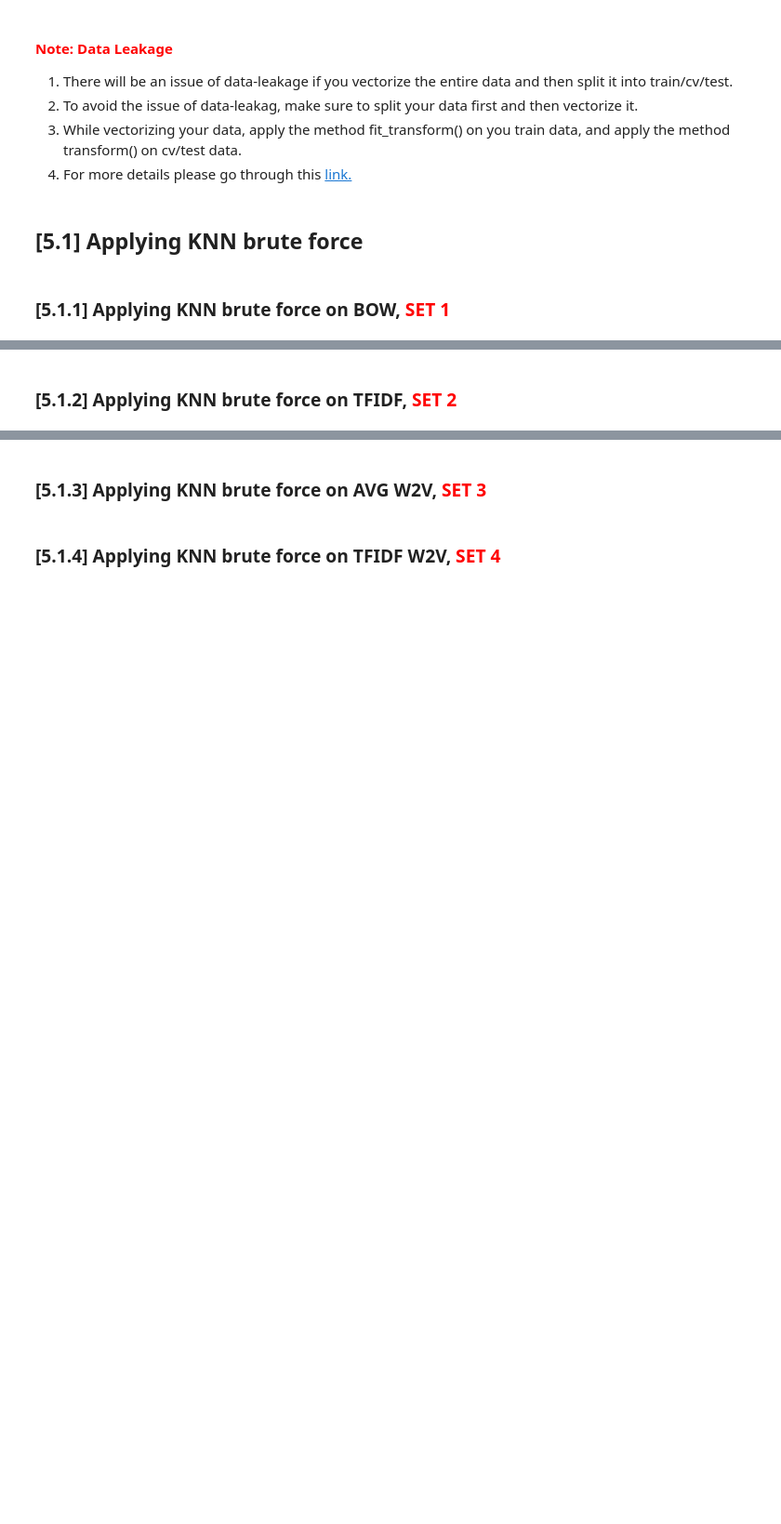
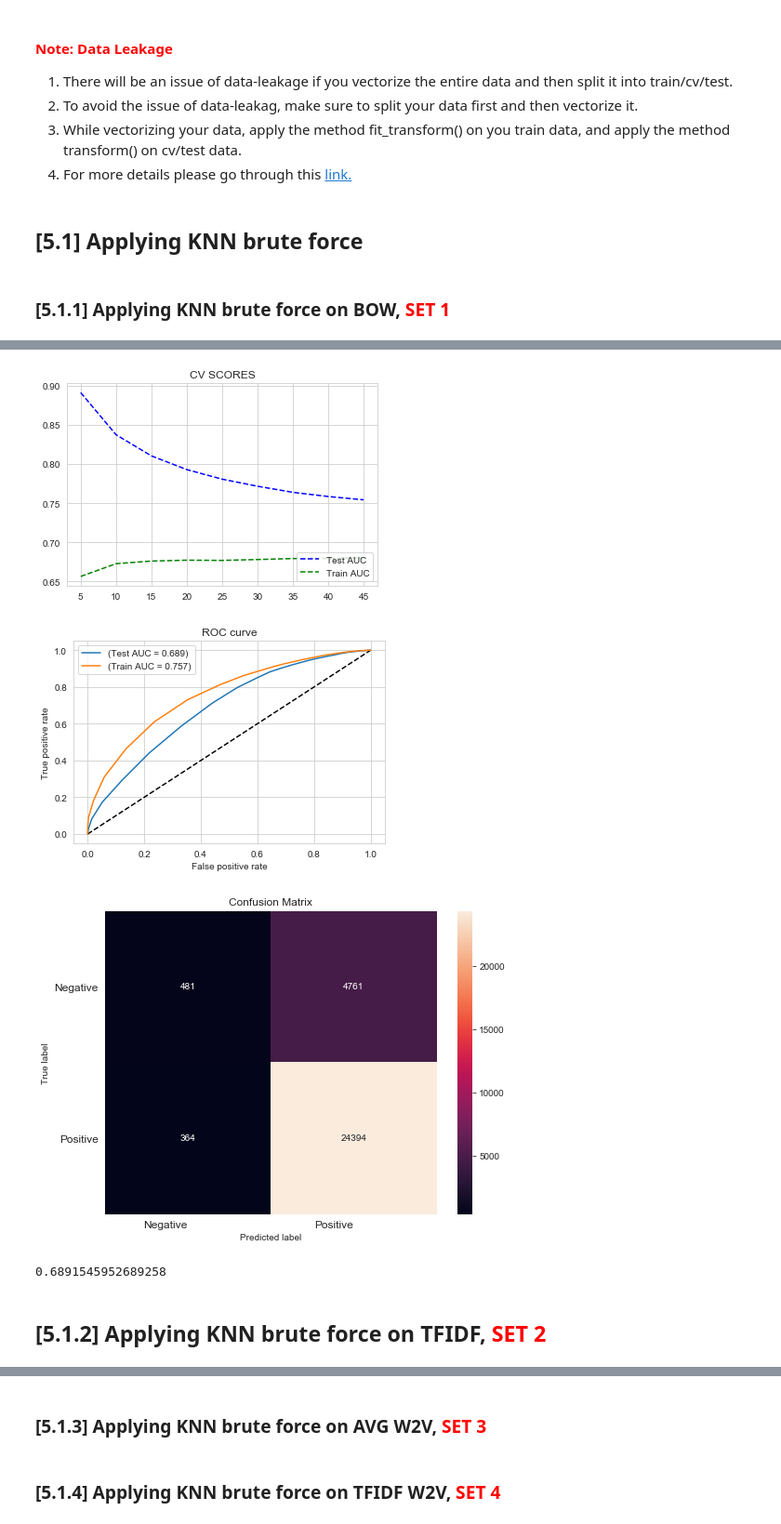
Before and after one commit to shbm/appliedai_assignments, a Jupyter notebook: assignments_afr_2018/Assignments_AFR_2018/03 Amazon Fine Food Reviews Analysis_KNN.ipynb, the cells around one changed output, grey strips where cells are left out. Shown: that part at 93% size. Saved outputs shown, nothing was run; the diff lists cells and outputs as text; code cells hidden in the pictures; blank space fills up the shorter version.

```diff
--- a/assignments_afr_2018/Assignments_AFR_2018/03 Amazon Fine Food Reviews Analysis_KNN.ipynb
+++ b/assignments_afr_2018/Assignments_AFR_2018/03 Amazon Fine Food Reviews Analysis_KNN.ipynb
@@ -619,0 +869,12 @@ for sent in tqdm(list_of_sentance): # for each review/sentence
+# %%
+# plot cv scores of training phase
+def plot_cv_score(model, hyper_param='n_neighbors'):
+    params = model.cv_results_['params']
+    param = [i[hyper_param] for i in params]
+    test_score = model.cv_results_['mean_test_score']
+    train_score = model.cv_results_['mean_train_score']
+    plt.plot(param, train_score, 'b--', label='Train AUC')
+    plt.plot(param, test_score, 'g--', label='Test AUC')
+    plt.legend(['Train AUC', 'Test AUC'], loc='lower right')
+    plt.title('CV SCORES')
+    plt.show()
@@ -626,4 +934,16 @@ for sent in tqdm(list_of_sentance): # for each review/sentence
+# %%
+plot_cv_score(model, hyper_param='n_neighbors')
+get_roc_curve(model, X_test_bow, Y_test, X_train_bow, Y_train)
+print_confusion_matrix(model, X_test_bow, Y_test, class_names=['Negative', 'Positive'])
+# %% [output]
+[figure, added]
+[figure, added]
+[figure, added]
+# %%
+model.score(X_test_bow, Y_test)
+# %% [output]
+0.6891545952689258
 # %% [markdown]
-### [5.1.2] Applying KNN brute force on TFIDF,<font color='red'> SET 2</font>
+## [5.1.2] Applying KNN brute force on TFIDF,<font color='red'> SET 2</font>
 # %%
 # Please write all the code with proper documentation
```
Also changed, not shown: parts of 14 cells of this notebook, 21 other files.
